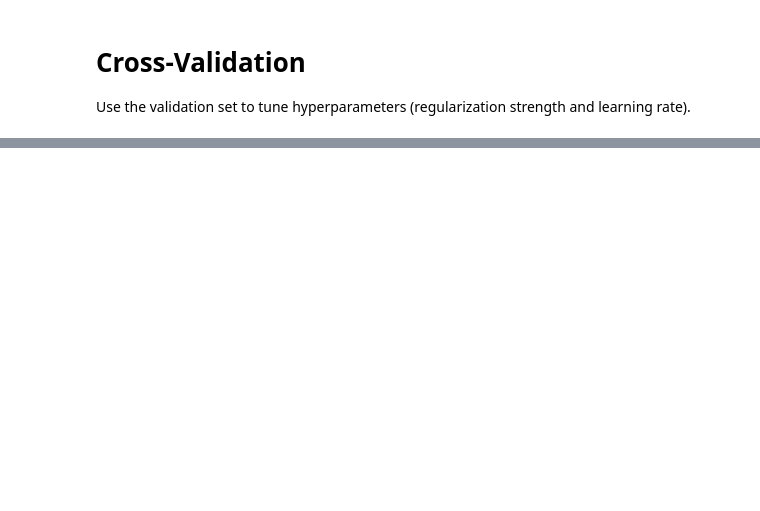
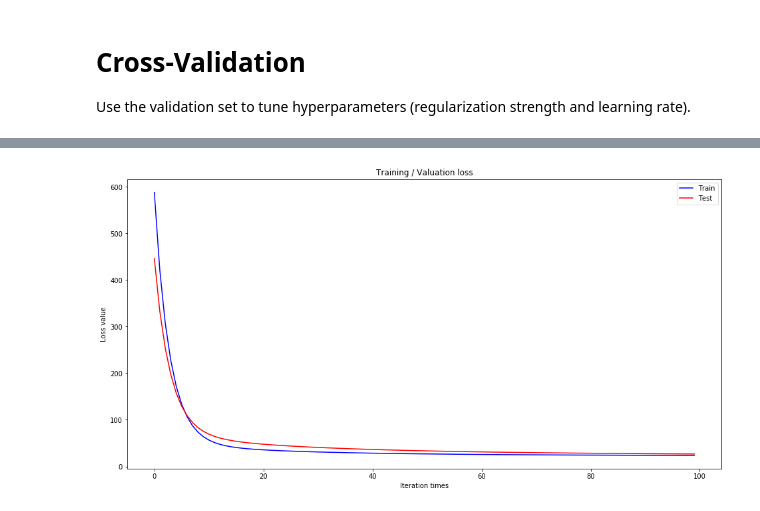
Before and after one commit to iFlyplus/ML2017-lab-01, a Jupyter notebook: RegressionExperiment.ipynb, the cells around one changed output, grey strips where cells are left out. Drawn from its saved outputs; the diff is of its cells as text; code cells hidden in the pictures; blank space fills up the shorter version.

```diff
--- a/RegressionExperiment.ipynb
+++ b/RegressionExperiment.ipynb
@@ -285,7 +273,7 @@ for i in range(max_count):
     lr = 10**np.random.uniform(-6, -3)
 
     loss_init, _ = regresser_loss_vectorized(W, X_train, y_train, reg)
-    for i in range(5000):
+    for i in range(1500):
         loss, grad = regresser_loss_vectorized(W, X_train, y_train, reg)
         W -= lr * grad
         if loss > 3 * loss_init:
@@ -343,5 +315,8 @@ SyntaxError: invalid syntax (<ipython-input-14-df279c34132b>, line 1)
 # %%
-max_count = 100
+# observe that low cost achieved when lr (1e-4, 1e-2), reg (1e-5, 1e-3)
+# then run fine search
+
+max_count = 256
 
 results = {}
 lowest_loss = float('inf')   # The lowest validation loss that we have seen so far.
@@ -354,7 +329,7 @@ for i in range(max_count):
     lr = 10**np.random.uniform(-4, -1)
 
     loss_init, _ = regresser_loss_vectorized(W, X_train, y_train, reg)
-    for i in range(3000):
+    for i in range(2000):
         loss, grad = regresser_loss_vectorized(W, X_train, y_train, reg)
         W -= lr * grad
         if loss > 3 * loss_init:
@@ -402,0 +371,7 @@ plt.show()
+# %%
+print('learning rate: %f, regularization strength: %f'
+      % (best_setup[0], best_setup[1]))
+loss_train, _ = regresser_loss_vectorized(best_W, X_train, y_train, best_setup[1])
+loss_val, _ = regresser_loss_vectorized(best_W, X_val, y_val, best_setup[1])
+print('training loss:', loss_train)
+print('valuation loss:', loss_val)
@@ -402,0 +382,19 @@ plt.show()
+# %%
+reg = best_setup[1]
+lr = best_setup[0]
+num_iters=100
+
+W = np.zeros((X_train.shape[1], 1))
+loss_train_history = []
+loss_val_history = []
+for i in range(num_iters):
+    loss_train, grad = regresser_loss_vectorized(W, X_train, y_train, reg)
+    W -= lr * grad
+
+    loss_val, _ = regresser_loss_vectorized(W, X_val, y_val, reg)
+
+    loss_train_history.append(loss_train)
+    loss_val_history.append(loss_val)
+    if i % 100 == 0:
+        print('iteration %d / %d: train loss: %f\tvaluation loss: %f'
+              % (i, num_iters, loss_train, loss_val))
@@ -402,0 +403,10 @@ plt.show()
+# %%
+plt.title('Training / Valuation loss')
+plt.plot(loss_train_history,'blue',label='Train')
+plt.plot(loss_val_history,'red',label='Test')
+plt.xlabel('Iteration times')
+plt.ylabel('Loss value')
+plt.legend()
+plt.show()
+# %% [output]
+[figure, added]
```
Also changed, not shown: parts of 14 cells of this notebook, 2 other files.
